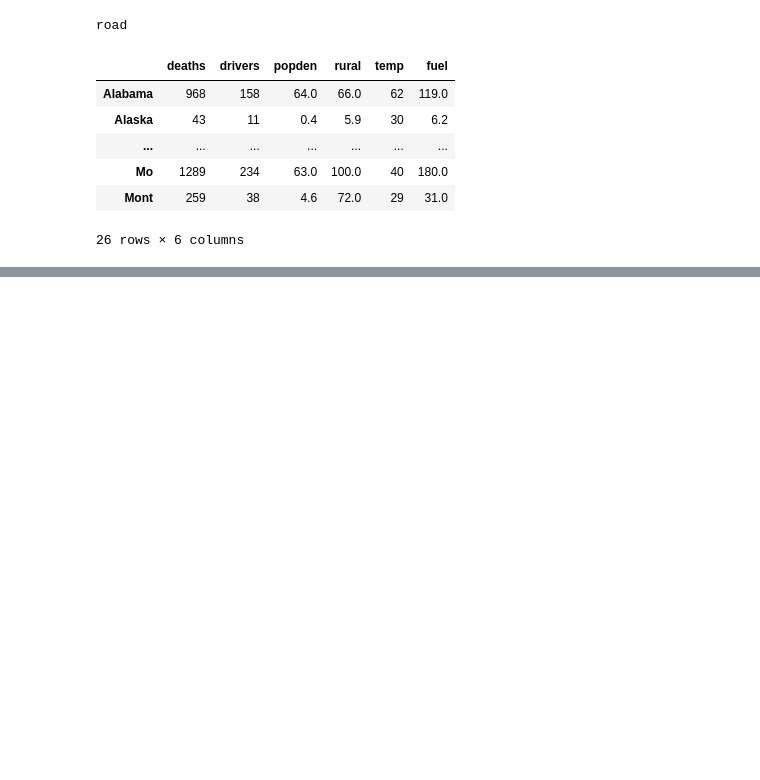
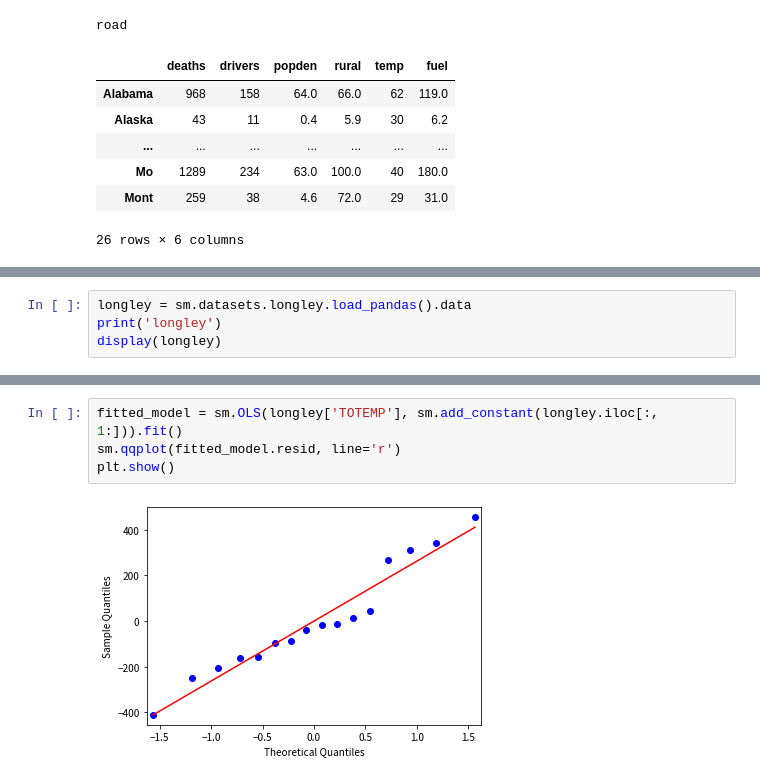
Before and after one commit to ScenesK/data-science-lecture, a Jupyter notebook: workspace/intermediate/metrics.ipynb, the cells around one changed output, grey strips where cells are left out. Drawn from its saved outputs; the diff is of its cells as text; blank space fills up the shorter version.

```diff
--- a/workspace/intermediate/metrics.ipynb
+++ b/workspace/intermediate/metrics.ipynb
@@ -375,0 +580,4 @@ visualizer.score(x_reg_test, y_reg_test)
+# %%
+longley = sm.datasets.longley.load_pandas().data
+print('longley')
+display(longley)
@@ -375,0 +613,6 @@ visualizer.score(x_reg_test, y_reg_test)
+# %%
+fitted_model = sm.OLS(longley['TOTEMP'], sm.add_constant(longley.iloc[:, 1:])).fit()
+sm.qqplot(fitted_model.resid, line='r')
+plt.show()
+# %% [output]
+[figure, added]
```
Also changed, not shown: parts of 64 cells of this notebook, 3 other files.
